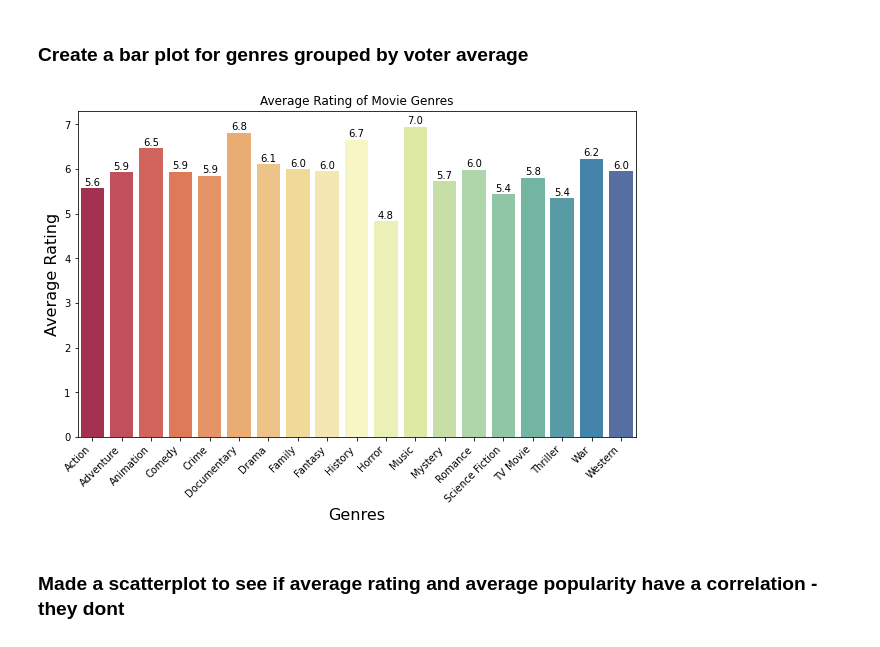
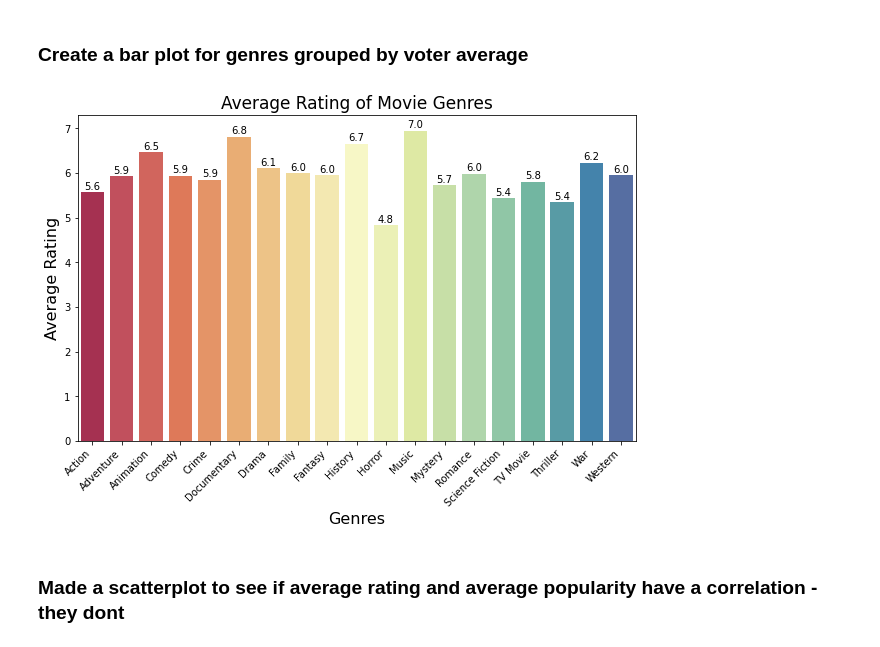
Before and after one commit to LaibahAshfaq/Microsoft-Movie-Analysis-Project, a Jupyter notebook: Final_Notebook.ipynb, the cells around one changed output. Saved outputs shown, nothing was run; the diff lists cells and outputs as text; code cells hidden in the pictures.

Commit message:
graphs

```diff
--- a/Final_Notebook.ipynb
+++ b/Final_Notebook.ipynb
@@ -166,22 +166,23 @@ for p in ax.patches:
 # %%
 fix, ax = plt.subplots(1,1, figsize=(10,6))
 sns.barplot(exploded_genre_df.groupby('genre_names')['vote_average'].mean().index,
             exploded_genre_df.groupby('genre_names')['vote_average'].mean().values,
             palette = "Spectral")
 
 plt.xticks(rotation=45, ha='right')
 
 plt.xlabel('Genres', fontsize=16);
 plt.ylabel('Average Rating', fontsize=16);
-ax.set(title='Average Rating of Movie Genres')
+ax.set_title('Average Rating of Movie Genres', fontsize = 17)
+
 
 for p in ax.patches:
     _x = p.get_x() + p.get_width() / 2
     _y = p.get_y() + p.get_height() + (p.get_height()*0.01)
     value = '{:.1f}'.format(p.get_height())
     ax.text(_x, _y, value, ha="center", fontsize=10)
 # %% [output]
-[figure, old version]
+[figure, new version]
 # %% [markdown]
 ### Made a scatterplot to see if average rating and average popularity have a correlation - they dont
 # %%
```
